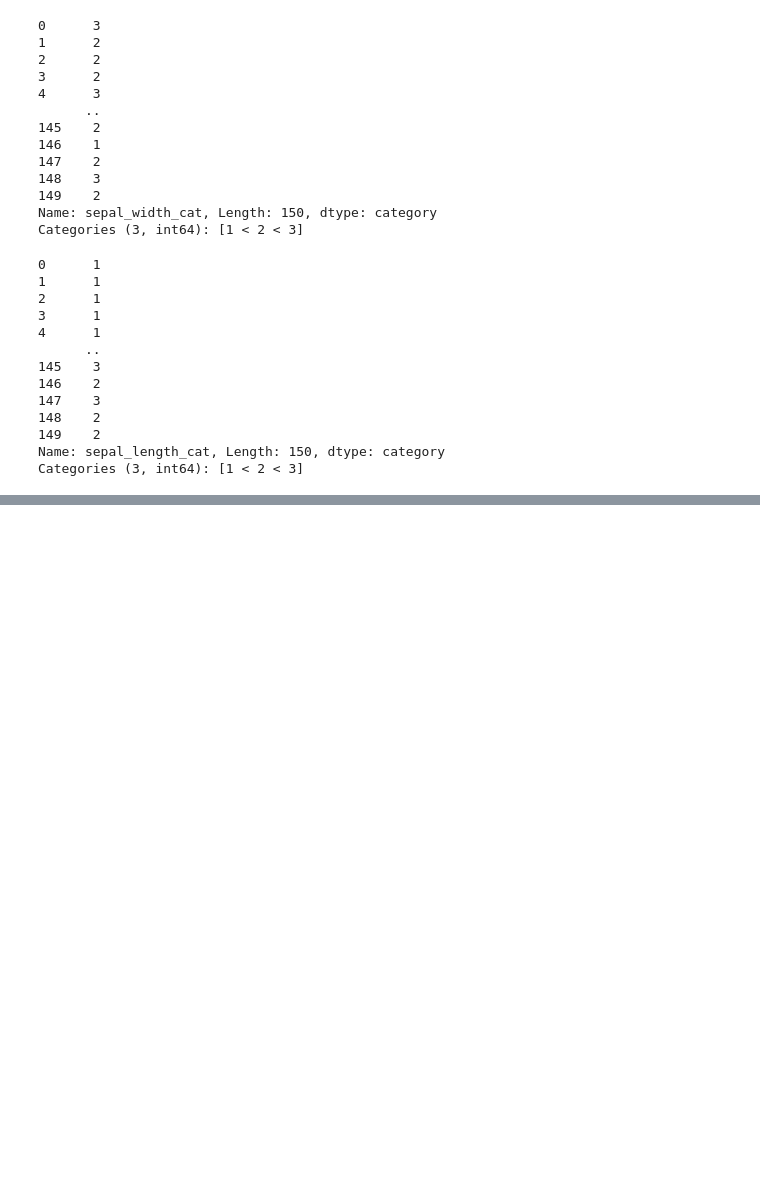
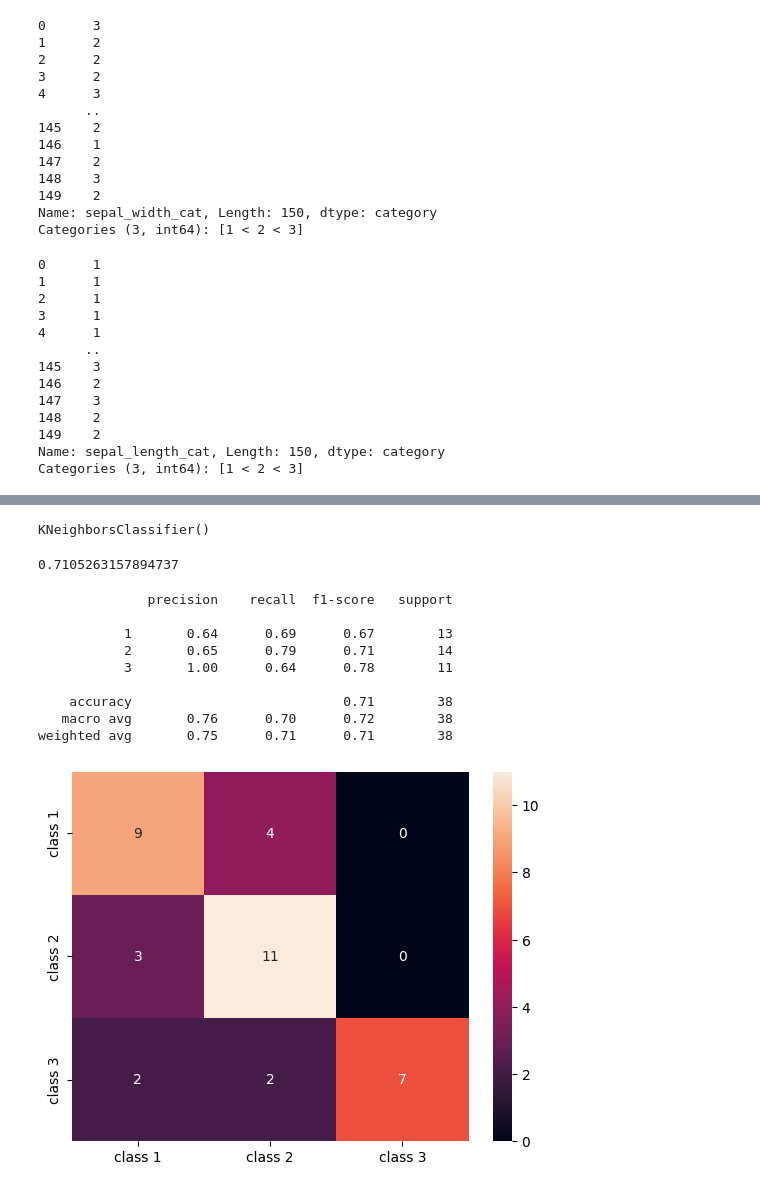
Before and after one commit to pau1ag/caso4, a Jupyter notebook: caso4.ipynb, the cells around one changed output, grey strips where cells are left out. Saved outputs shown, nothing was run; the diff lists cells and outputs as text; code cells hidden in the pictures; blank space fills up the shorter version.

```diff
--- a/caso4.ipynb
+++ b/caso4.ipynb
@@ -79,0 +83,14 @@ Categories (3, int64): [1 < 2 < 3]
+# %%
+from sklearn.model_selection import train_test_split
+
+SEED = 42
+X_train, X_test, y_train, y_test = train_test_split(X, y, test_size=0.25, random_state=SEED)
+# %%
+# Escalado de características para la clasificación
+from sklearn.preprocessing import StandardScaler
+
+scaler = StandardScaler()
+scaler.fit(X_train)
+
+X_train = scaler.transform(X_train)
+X_test = scaler.transform(X_test)
@@ -79,0 +117,40 @@ Categories (3, int64): [1 < 2 < 3]
+# %%
+from sklearn.neighbors import KNeighborsClassifier
+
+classifier = KNeighborsClassifier()
+classifier.fit(X_train, y_train)
+# %% [output]
+KNeighborsClassifier()
+# %%
+# Tras ajustar el KNeighborsClassifier, podemos predecir las clases de los datos de prueba:
+y_pred = classifier.predict(X_test)
+# %%
+acc =  classifier.score(X_test, y_test)
+print(acc) # 0.6191860465116279
+# %% [output]
+0.7105263157894737
+# %%
+from sklearn.metrics import classification_report, confusion_matrix
+#importing Seaborn's to use the heatmap
+import seaborn as sns
+
+# Adding classes names for better interpretation
+classes_names = ['class 1','class 2','class 3']
+cm = pd.DataFrame(confusion_matrix(y_test, y_pred),
+                  columns=classes_names, index = classes_names)
+
+# Seaborn's heatmap to better visualize the confusion matrix
+sns.heatmap(cm, annot=True, fmt='d');
+
+print(classification_report(y_test, y_pred))
+# %% [output]
+              precision    recall  f1-score   support
+
+           1       0.64      0.69      0.67        13
+           2       0.65      0.79      0.71        14
+           3       1.00      0.64      0.78        11
+
+    accuracy                           0.71        38
+   macro avg       0.76      0.70      0.72        38
+weighted avg       0.75      0.71      0.71        38
+[figure, added]
```
Also changed, not shown: parts of 3 cells of this notebook, 1 other file.
